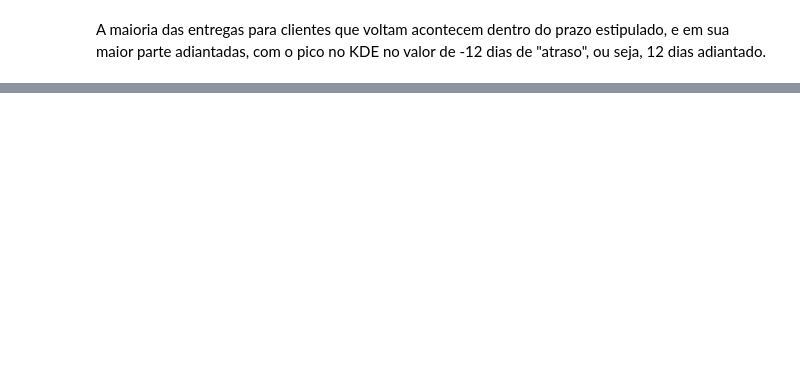
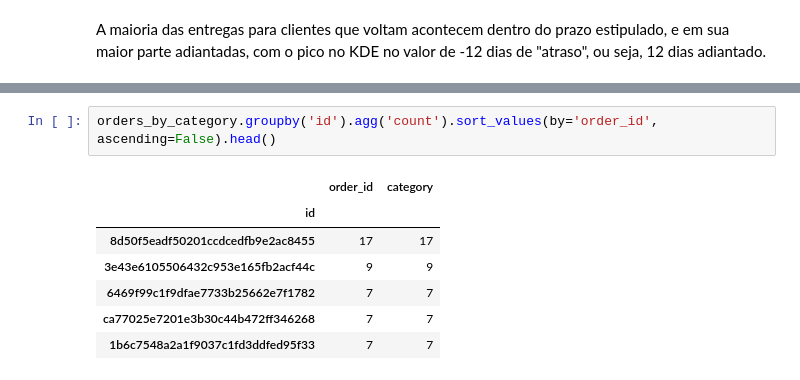
Before and after one commit to GuiBrandt/e-commerce, a Jupyter notebook: Sprint 1/reincidencia.ipynb, the cells around one changed output, grey strips where cells are left out. Cells and saved outputs as stored; diff of their text form; blank space fills up the shorter version.

```diff
--- a/Sprint 1/reincidencia.ipynb
+++ b/Sprint 1/reincidencia.ipynb
@@ -142,0 +198,10 @@ Para o total das entregas, no entanto, observa-se o mesmo padrão. É possível
+# %%
+orders_by_category.groupby('id').agg('count').sort_values(by='order_id', ascending=False).head()
+# %% [output]
+|  | order_id | category |
+| id |  |  |
+| 8d50f5eadf50201ccdcedfb9e2ac8455 | 17 | 17 |
+| 3e43e6105506432c953e165fb2acf44c | 9 | 9 |
+| 6469f99c1f9dfae7733b25662e7f1782 | 7 | 7 |
+| ca77025e7201e3b30c44b472ff346268 | 7 | 7 |
+| 1b6c7548a2a1f9037c1fd3ddfed95f33 | 7 | 7 |
```
Also changed, not shown: parts of 13 cells of this notebook.
